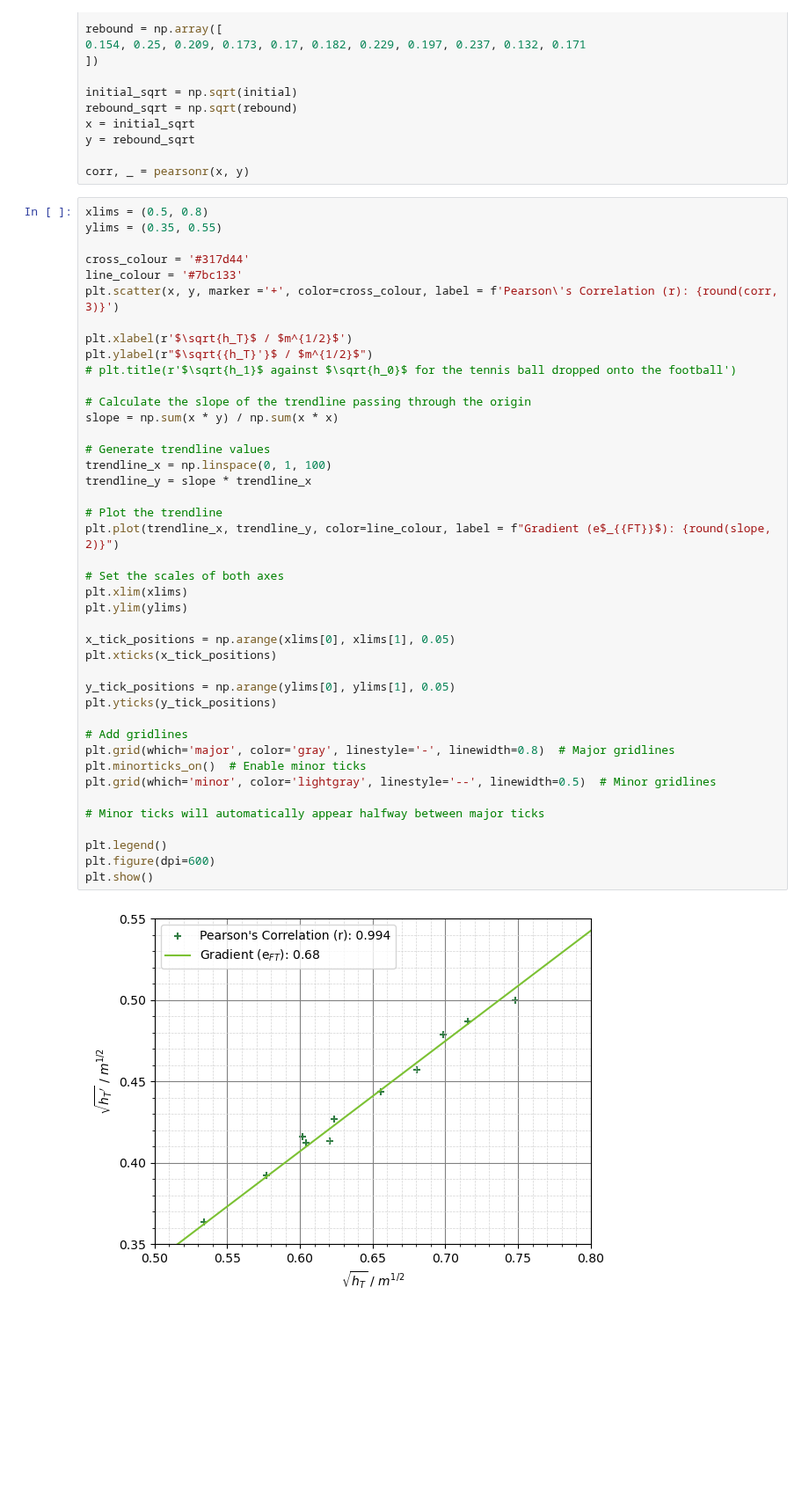
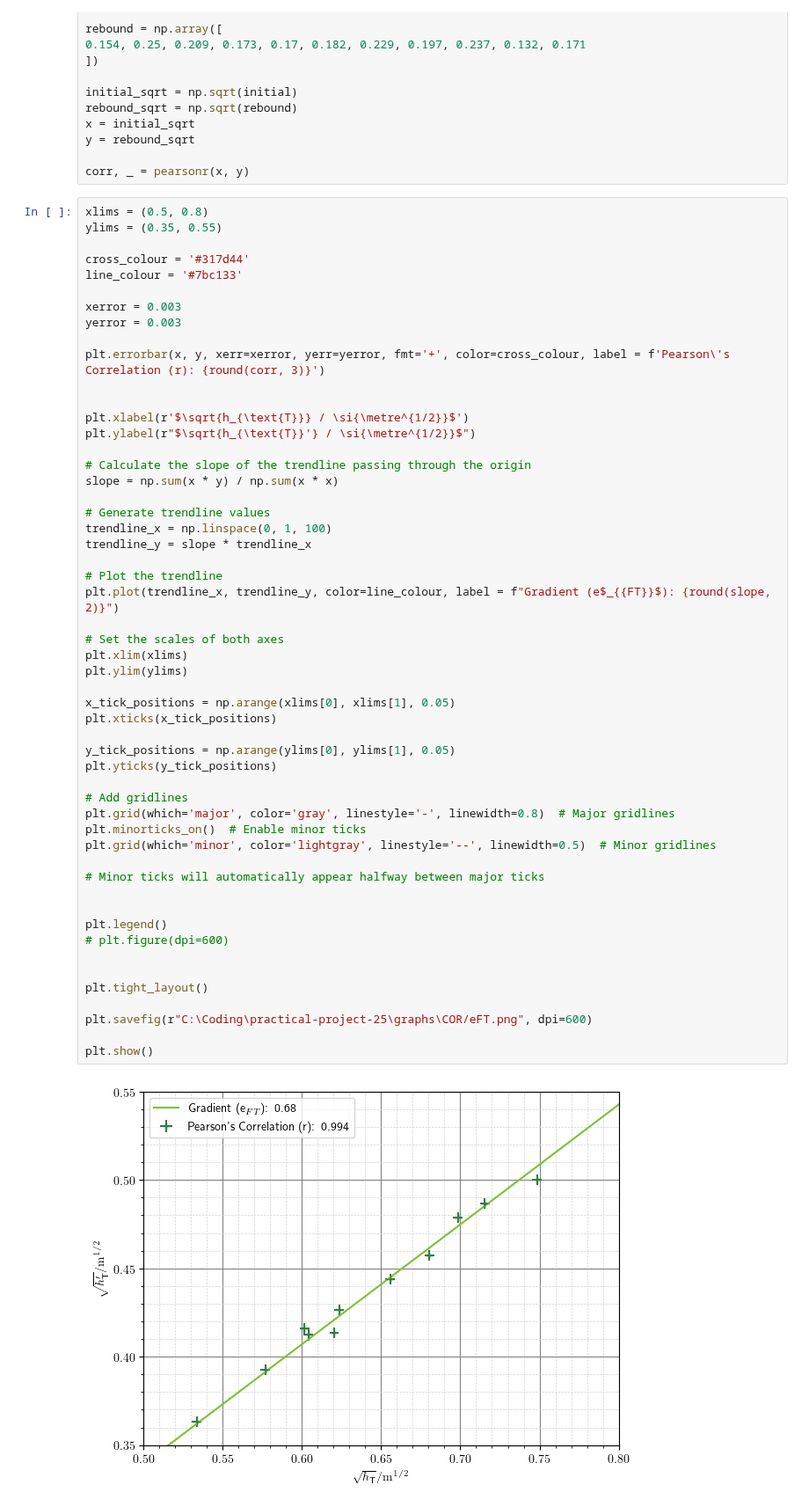
Before and after one commit to Aaryan-Varshney/practical-project-25, a Jupyter notebook: tennis-football-COR.ipynb, the cells around one changed output. Shown at 88% size. Cells and saved outputs as stored; diff of their text form; blank space fills up the shorter version.

```diff
--- a/tennis-football-COR.ipynb
+++ b/tennis-football-COR.ipynb
@@ -24,41 +29,52 @@ ylims = (0.35, 0.55)
 
 cross_colour = '#317d44'
 line_colour = '#7bc133'
-plt.scatter(x, y, marker ='+', color=cross_colour, label = f'Pearson\'s Correlation (r): {round(corr, 3)}')
 
-plt.xlabel(r'$\sqrt{h_T}$ / $m^{1/2}$')
-plt.ylabel(r"$\sqrt{{h_T}'}$ / $m^{1/2}$")
-# plt.title(r'$\sqrt{h_1}$ against $\sqrt{h_0}$ for the tennis ball dropped onto the football')
+xerror = 0.003
+yerror = 0.003
+
+plt.errorbar(x, y, xerr=xerror, yerr=yerror, fmt='+', color=cross_colour, label = f'Pearson\'s Correlation (r): {round(corr, 3)}')
+
+
+plt.xlabel(r'$\sqrt{h_{\text{T}}} / \si{\metre^{1/2}}$')
+plt.ylabel(r"$\sqrt{h_{\text{T}}'} / \si{\metre^{1/2}}$")
 
 # Calculate the slope of the trendline passing through the origin
 slope = np.sum(x * y) / np.sum(x * x)
 
 # Generate trendline values
 trendline_x = np.linspace(0, 1, 100)
 trendline_y = slope * trendline_x
 
 # Plot the trendline
 plt.plot(trendline_x, trendline_y, color=line_colour, label = f"Gradient (e$_{{FT}}$): {round(slope, 2)}")
 
 # Set the scales of both axes
 plt.xlim(xlims)
 plt.ylim(ylims)
 
 x_tick_positions = np.arange(xlims[0], xlims[1], 0.05)
 plt.xticks(x_tick_positions)
 
 y_tick_positions = np.arange(ylims[0], ylims[1], 0.05)
 plt.yticks(y_tick_positions)
 
 # Add gridlines
 plt.grid(which='major', color='gray', linestyle='-', linewidth=0.8)  # Major gridlines
 plt.minorticks_on()  # Enable minor ticks
 plt.grid(which='minor', color='lightgray', linestyle='--', linewidth=0.5)  # Minor gridlines
 
 # Minor ticks will automatically appear halfway between major ticks
 
+
 plt.legend()
-plt.figure(dpi=600)
+# plt.figure(dpi=600)
+
+
+plt.tight_layout()
+
+plt.savefig(r"C:\Coding\practical-project-25\graphs\COR/eFT.png", dpi=600)
+
 plt.show()
 # %% [output]
-[figure, old version]
+[figure, new version]
```
Also changed, not shown: parts of 2 cells of this notebook, 7 other files.
